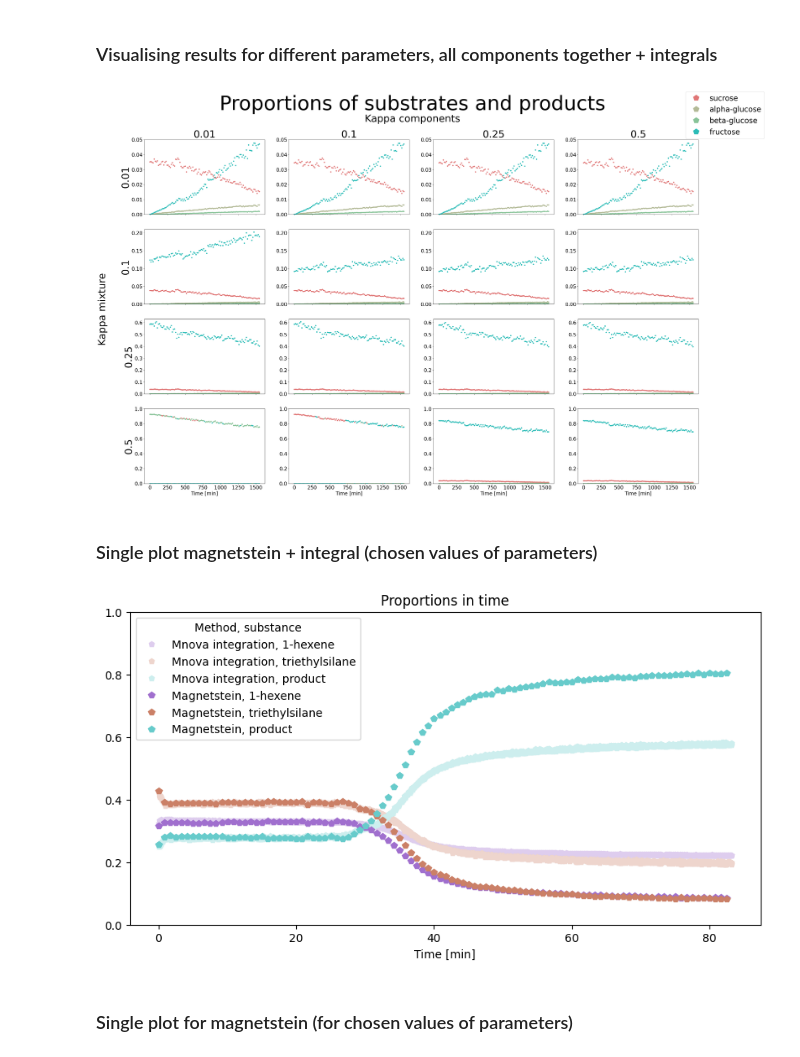
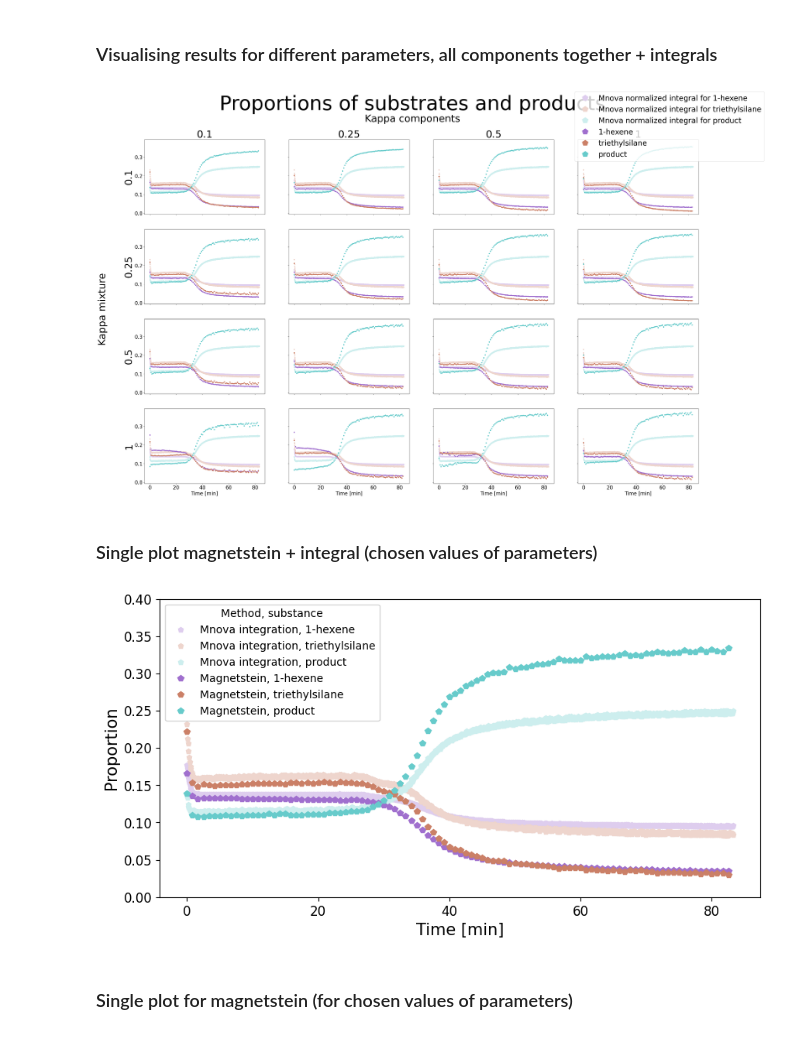
Before and after one commit to BDomzal/magnetstein_x_chemical_reactions, a Jupyter notebook: notebooks/visualisation.ipynb, the cells around one changed output. Cells and saved outputs as stored; diff of their text form; code cells hidden in the pictures.

Commit message:
Updated figures

```diff
--- a/notebooks/visualisation.ipynb
+++ b/notebooks/visualisation.ipynb
@@ -21,7 +21,7 @@ import matplotlib.pyplot as plt
 
 #optionally add ylim(0,0.4) in plots
 # %%
-experiment_name = 'Saccharose hydrolysis with full mixture spectrum'
+experiment_name = 'PMG 287 monitoring with full mixture spectrum'
 # %%
 mixture_paths = {'Saccharose hydrolysis': '../data/saccharose_hydrolysis/preprocessed_mixture.csv',
                 'PMG 284 monitoring': '../data/PMG_284/preprocessed_mixture.csv',
@@ -465,7 +465,7 @@ legend = fig.legend(handles, labels, loc='upper right', prop={'size': 30}, marke
 #                                         python_or_mnova +
 #                                         '.png')
 # %% [output]
-[figure, old version]
+[figure, new version]
 # %% [markdown]
 ### Single plot magnetstein + integral (chosen values of parameters)
 # %%
@@ -479,6 +479,8 @@ with open(results_paths[experiment_name]+'proportions_in_times_'+str(best_kappa)
 # %%
 # colors_list = ['#1f77b4', '#ff7f0e', '#2ca02c', '#d62728', '#9467bd', '#8c564b', '#e377c2',
 #              '#7f7f7f', '#bcbd22', '#17becf']
+
+include_ticks = True
 
 ylims_dict_sacch_hydr_full_mix = {0.01: 0.05, 0.1: 0.21, 0.25: 0.63, 0.5:1.}
 
@@ -494,43 +496,55 @@ include_integrals = True
 if include_integrals:
     for i in range(integrals_proportions.shape[1]):
         plt.plot(time_range_integrals[experiment_name], integrals_proportions[:,i], 'p',
                  markersize=5, label=python_or_mnova + ' integration, ' + substances_names[experiment_name][i],
                  color = colors_for_components[experiment_name][i]
                  #alpha=0.1
                 )
 for i in range(y.shape[1]):
     if experiment_name == 'Saccharose hydrolysis with full mixture spectrum':
         plt.plot(time_range[experiment_name], y[:, i], 'p',
                  label = 'Magnetstein, ' + substances_names[experiment_name][i],
                 color=saturated_colors_for_components[experiment_name][i])
         plt.ylim(0, ylims_dict_sacch_hydr_full_mix[best_kappa])
     else:
         plt.plot(time_range[experiment_name], y[:, i], 'p',
                  label = 'Magnetstein, ' + substances_names[experiment_name][i],
                 color=saturated_colors_for_components[experiment_name][i])
         if experiment_name == 'PMG 287 monitoring with full mixture spectrum':
             plt.ylim(0, 0.4)
         else:
             plt.ylim(0,1)
 
-    plt.title('Proportions in time')
-
-plt.xlabel('Time [min]')
-
+if include_ticks:
+    plt.xlabel('Time [min]', size=15)
+    plt.ylabel('Proportion', size=15)
+    plt.xticks(fontsize=12)
+    plt.yticks(fontsize=12)
+else:
+    plt.xlabel('Time', size=15)
+    plt.xticks([])
+    plt.yticks([])
 
 leg = plt.legend(title='Method, substance')
 plt.gcf().set_size_inches(10, 5)
 
 # for lh in leg.legendHandles[:y.shape[1]]:
 #     lh.set_alpha(0.4)
 
-# plt.savefig(results_paths[experiment_name]+'all_components_on_one_plot_plus_integrals_'+
-#                                                     python_or_mnova +
-#                                                     '_kappa_' +
-#                                                 str(best_kappa)+'_kappa_th_' +
-#                                                 str(best_kappa_th) +'.png', dpi=300)
+# if include_ticks:
+#     plt.savefig(results_paths[experiment_name]+'all_components_on_one_plot_plus_integrals_'+
+#                                                         python_or_mnova +
+#                                                         '_kappa_' +
+#                                                     str(best_kappa)+'_kappa_th_' +
+#                                                     str(best_kappa_th) +'.png', dpi=300)
+# else:
+#     plt.savefig(results_paths[experiment_name]+'all_components_on_one_plot_plus_integrals_'+
+#                                                         python_or_mnova +
+#                                                         '_kappa_' +
+#                                                     str(best_kappa)+'_kappa_th_' +
+#                                                     str(best_kappa_th) +'_no_labels.png', dpi=300)
 # %% [output]
-[figure, old version]
+[figure, new version]
 # %% [markdown]
 ### Single plot for magnetstein (for chosen values of parameters)
 # %%
```
Also changed, not shown: parts of 4 cells of this notebook, 8 other files.
